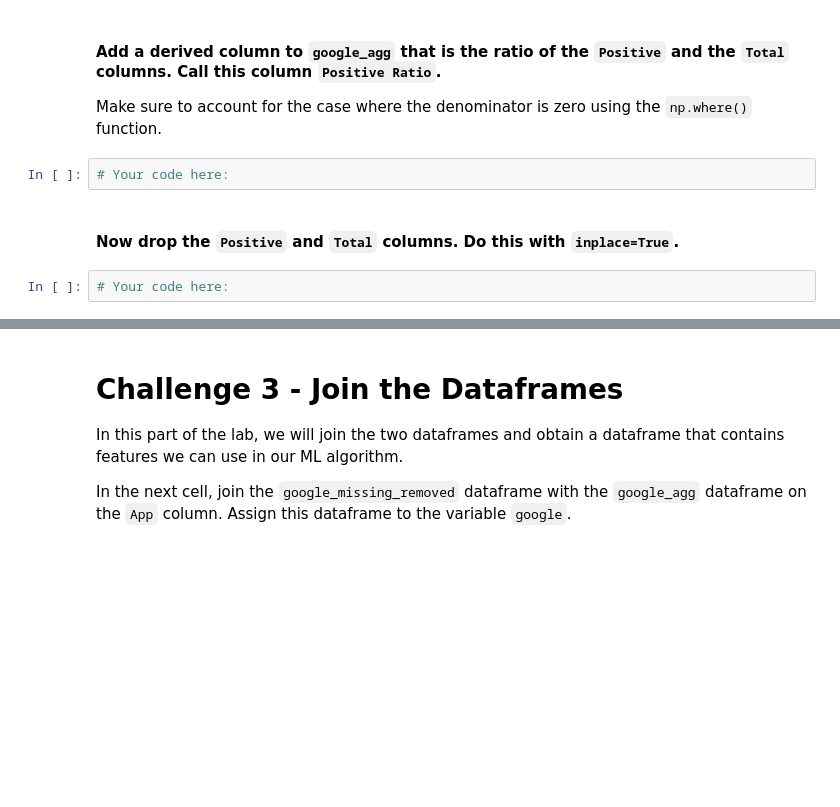
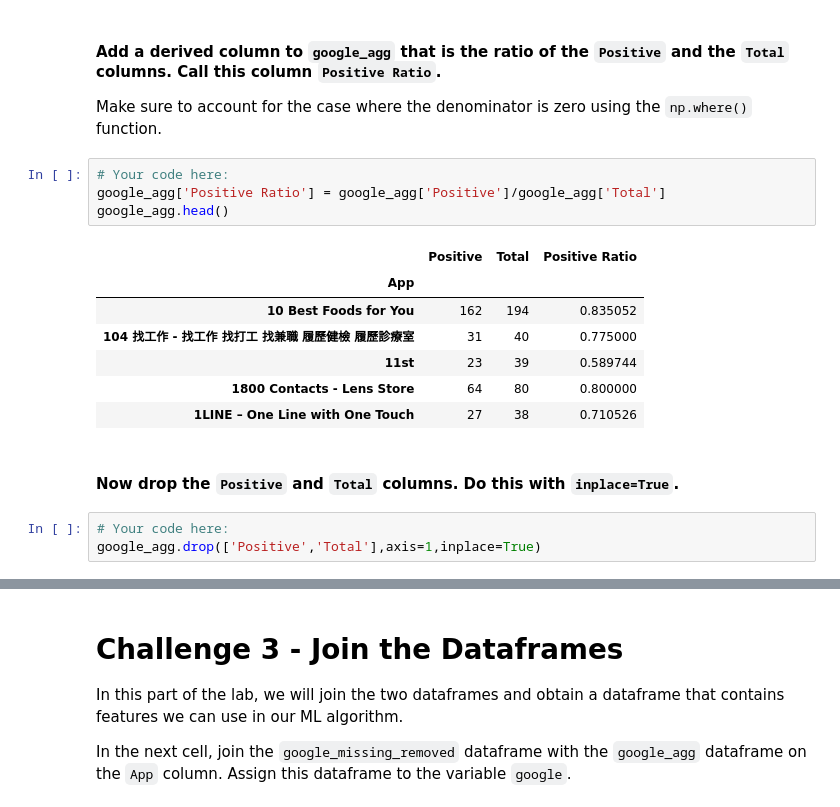
Before and after one commit to luanasolisg/dataptmad1019, a Jupyter notebook: module-3/lab-supervised-learning-feature-extraction/your-code/main.ipynb, the cells around one changed output, grey strips where cells are left out. Drawn from its saved outputs; the diff is of its cells as text; blank space fills up the shorter version.

```diff
--- a/module-3/lab-supervised-learning-feature-extraction/your-code/main.ipynb
+++ b/module-3/lab-supervised-learning-feature-extraction/your-code/main.ipynb
@@ -476,10 +509,21 @@ Print the first 5 rows of `google_agg` to check it.
 Make sure to account for the case where the denominator is zero using the `np.where()` function.
 # %%
 # Your code here:
+google_agg['Positive Ratio'] = google_agg['Positive']/google_agg['Total']
+google_agg.head()
+# %% [output]
+|  | Positive | Total | Positive Ratio |
+| App |  |  |  |
+| 10 Best Foods for You | 162 | 194 | 0.835052 |
+| 104 找工作 - 找工作 找打工 找兼職 履歷健檢 履歷診療室 | 31 | 40 | 0.775000 |
+| 11st | 23 | 39 | 0.589744 |
+| 1800 Contacts - Lens Store | 64 | 80 | 0.800000 |
+| 1LINE – One Line with One Touch | 27 | 38 | 0.710526 |
 # %% [markdown]
 #### Now drop the `Positive` and `Total` columns. Do this with `inplace=True`.
 # %%
 # Your code here:
+google_agg.drop(['Positive','Total'],axis=1,inplace=True)
 # %% [markdown]
 Print the first 5 rows of `google_agg`. Your output should look like:
 
```
Also changed, not shown: parts of 8 cells of this notebook.
